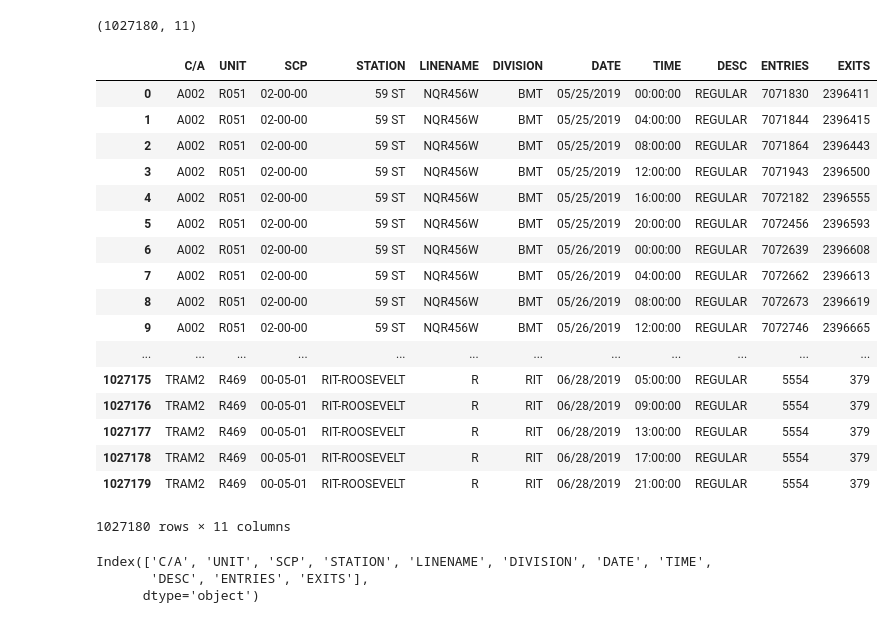
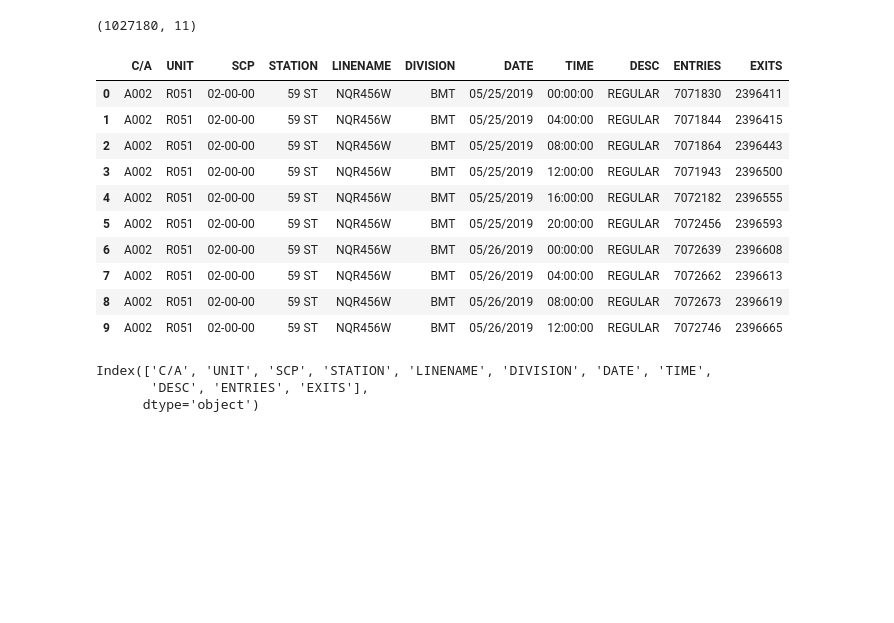
Before and after one commit to jporcaro1771/Gala_Project, a Jupyter notebook: Clean Turnstile Totals.ipynb, the cells around one changed output. Drawn from its saved outputs; the diff is of its cells as text; code cells hidden in the pictures; blank space fills up the shorter version.

```diff
--- a/Clean Turnstile Totals.ipynb
+++ b/Clean Turnstile Totals.ipynb
@@ -46,26 +46,19 @@ df.shape
 (1027180, 11)
 # %%
 df = df.rename(index=str, columns={"EXITS                                                               ": "EXITS"})
-df
+df.head(10)
 # %% [output]
 |  | C/A | UNIT | SCP | STATION | LINENAME | DIVISION | DATE | TIME | DESC | ENTRIES | EXITS |
 | 0 | A002 | R051 | 02-00-00 | 59 ST | NQR456W | BMT | 05/25/2019 | 00:00:00 | REGULAR | 7071830 | 2396411 |
 | 1 | A002 | R051 | 02-00-00 | 59 ST | NQR456W | BMT | 05/25/2019 | 04:00:00 | REGULAR | 7071844 | 2396415 |
 | 2 | A002 | R051 | 02-00-00 | 59 ST | NQR456W | BMT | 05/25/2019 | 08:00:00 | REGULAR | 7071864 | 2396443 |
 | 3 | A002 | R051 | 02-00-00 | 59 ST | NQR456W | BMT | 05/25/2019 | 12:00:00 | REGULAR | 7071943 | 2396500 |
 | 4 | A002 | R051 | 02-00-00 | 59 ST | NQR456W | BMT | 05/25/2019 | 16:00:00 | REGULAR | 7072182 | 2396555 |
 | 5 | A002 | R051 | 02-00-00 | 59 ST | NQR456W | BMT | 05/25/2019 | 20:00:00 | REGULAR | 7072456 | 2396593 |
 | 6 | A002 | R051 | 02-00-00 | 59 ST | NQR456W | BMT | 05/26/2019 | 00:00:00 | REGULAR | 7072639 | 2396608 |
 | 7 | A002 | R051 | 02-00-00 | 59 ST | NQR456W | BMT | 05/26/2019 | 04:00:00 | REGULAR | 7072662 | 2396613 |
 | 8 | A002 | R051 | 02-00-00 | 59 ST | NQR456W | BMT | 05/26/2019 | 08:00:00 | REGULAR | 7072673 | 2396619 |
 | 9 | A002 | R051 | 02-00-00 | 59 ST | NQR456W | BMT | 05/26/2019 | 12:00:00 | REGULAR | 7072746 | 2396665 |
-| ... | ... | ... | ... | ... | ... | ... | ... | ... | ... | ... | ... |
-| 1027175 | TRAM2 | R469 | 00-05-01 | RIT-ROOSEVELT | R | RIT | 06/28/2019 | 05:00:00 | REGULAR | 5554 | 379 |
-| 1027176 | TRAM2 | R469 | 00-05-01 | RIT-ROOSEVELT | R | RIT | 06/28/2019 | 09:00:00 | REGULAR | 5554 | 379 |
-| 1027177 | TRAM2 | R469 | 00-05-01 | RIT-ROOSEVELT | R | RIT | 06/28/2019 | 13:00:00 | REGULAR | 5554 | 379 |
-| 1027178 | TRAM2 | R469 | 00-05-01 | RIT-ROOSEVELT | R | RIT | 06/28/2019 | 17:00:00 | REGULAR | 5554 | 379 |
-| 1027179 | TRAM2 | R469 | 00-05-01 | RIT-ROOSEVELT | R | RIT | 06/28/2019 | 21:00:00 | REGULAR | 5554 | 379 |
-1027180 rows × 11 columns
 # %%
 df.columns
 # %% [output]
```
Also changed, not shown: parts of 33 cells of this notebook.
